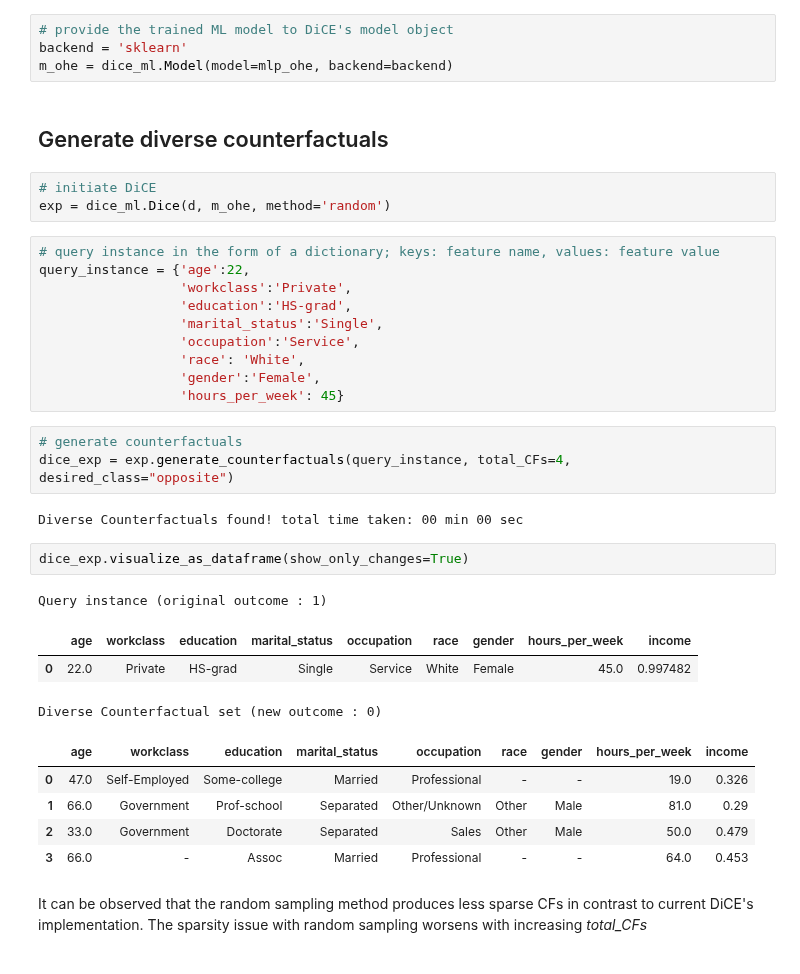
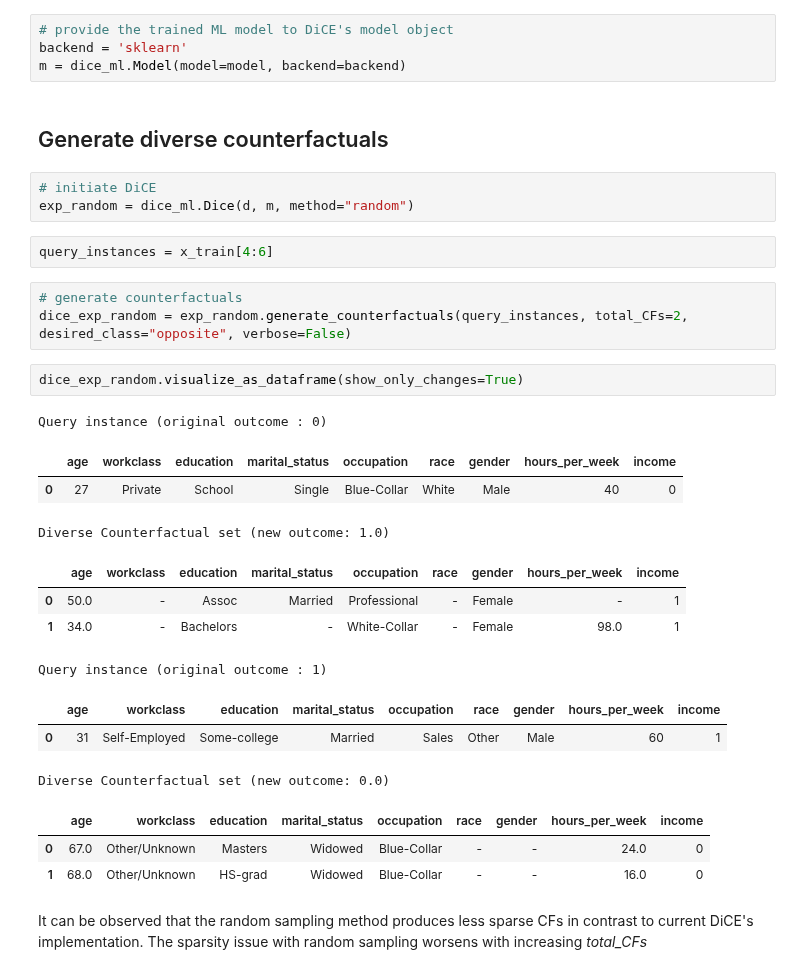
Before and after one commit to interpretml/DiCE, a Jupyter notebook: docs/source/notebooks/DiCE_model_agnostic_CFs.ipynb, the cells around one changed output. Drawn from its saved outputs; the diff is of its cells as text.

Commit message:
Benchmarking and model-agnostic nbk fixes + misc
Signed-off-by: Soundarya Krishnan <soundaryak4898@gmail.com>

```diff
--- a/docs/source/notebooks/DiCE_model_agnostic_CFs.ipynb
+++ b/docs/source/notebooks/DiCE_model_agnostic_CFs.ipynb
@@ -60,39 +80,34 @@ MLPClassifier(activation='relu', alpha=0.001, batch_size=32, beta_1=0.9,
 # %%
 # provide the trained ML model to DiCE's model object
 backend = 'sklearn'
-m_ohe = dice_ml.Model(model=mlp_ohe, backend=backend)
+m = dice_ml.Model(model=model, backend=backend)
 # %% [markdown]
 ## Generate diverse counterfactuals
 # %%
 # initiate DiCE
-exp = dice_ml.Dice(d, m_ohe, method='random')
+exp_random = dice_ml.Dice(d, m, method="random")
-# %%
-# query instance in the form of a dictionary; keys: feature name, values: feature value
-query_instance = {'age':22,
-                  'workclass':'Private',
-                  'education':'HS-grad',
-                  'marital_status':'Single',
-                  'occupation':'Service',
-                  'race': 'White',
-                  'gender':'Female',
-                  'hours_per_week': 45}
+# %%
+query_instances = x_train[4:6]
 # %%
 # generate counterfactuals
-dice_exp = exp.generate_counterfactuals(query_instance, total_CFs=4, desired_class="opposite")
+dice_exp_random = exp_random.generate_counterfactuals(query_instances, total_CFs=2, desired_class="opposite", verbose=False)
-# %% [output]
-Diverse Counterfactuals found! total time taken: 00 min 00 sec
 # %%
-dice_exp.visualize_as_dataframe(show_only_changes=True)
+dice_exp_random.visualize_as_dataframe(show_only_changes=True)
 # %% [output]
-Query instance (original outcome : 1)
+Query instance (original outcome : 0)
 |  | age | workclass | education | marital_status | occupation | race | gender | hours_per_week | income |
-| 0 | 22.0 | Private | HS-grad | Single | Service | White | Female | 45.0 | 0.997482 |
+| 0 | 27 | Private | School | Single | Blue-Collar | White | Male | 40 | 0 |
-Diverse Counterfactual set (new outcome : 0)
+Diverse Counterfactual set (new outcome: 1.0)
 |  | age | workclass | education | marital_status | occupation | race | gender | hours_per_week | income |
-| 0 | 47.0 | Self-Employed | Some-college | Married | Professional | - | - | 19.0 | 0.326 |
-| 1 | 66.0 | Government | Prof-school | Separated | Other/Unknown | Other | Male | 81.0 | 0.29 |
-| 2 | 33.0 | Government | Doctorate | Separated | Sales | Other | Male | 50.0 | 0.479 |
-| 3 | 66.0 | - | Assoc | Married | Professional | - | - | 64.0 | 0.453 |
+| 0 | 50.0 | - | Assoc | Married | Professional | - | Female | - | 1 |
+| 1 | 34.0 | - | Bachelors | - | White-Collar | - | Female | 98.0 | 1 |
+Query instance (original outcome : 1)
+|  | age | workclass | education | marital_status | occupation | race | gender | hours_per_week | income |
+| 0 | 31 | Self-Employed | Some-college | Married | Sales | Other | Male | 60 | 1 |
+Diverse Counterfactual set (new outcome: 0.0)
+|  | age | workclass | education | marital_status | occupation | race | gender | hours_per_week | income |
+| 0 | 67.0 | Other/Unknown | Masters | Widowed | Blue-Collar | - | - | 24.0 | 0 |
+| 1 | 68.0 | Other/Unknown | HS-grad | Widowed | Blue-Collar | - | - | 16.0 | 0 |
 # %% [markdown]
 It can be observed that the random sampling method produces less sparse CFs in contrast to current DiCE's implementation. The sparsity issue with random sampling worsens with increasing *total_CFs*
 # %% [markdown]
```
Also changed, not shown: parts of 42 cells of this notebook, 7 other files.
